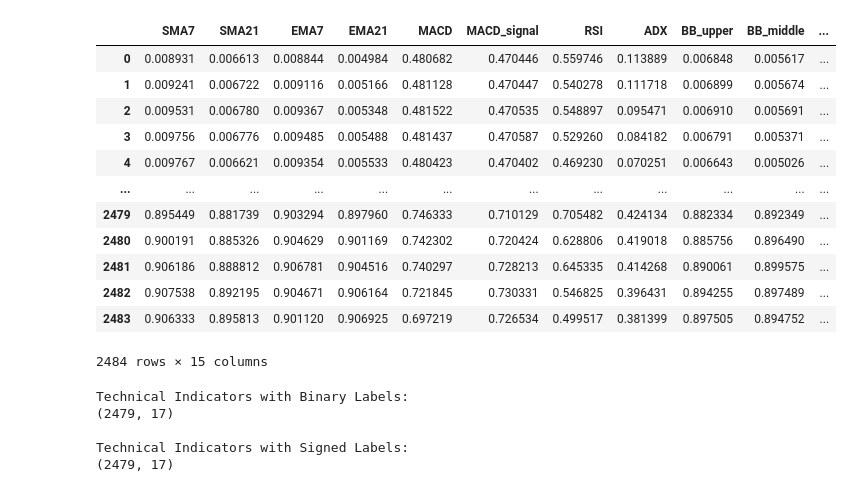
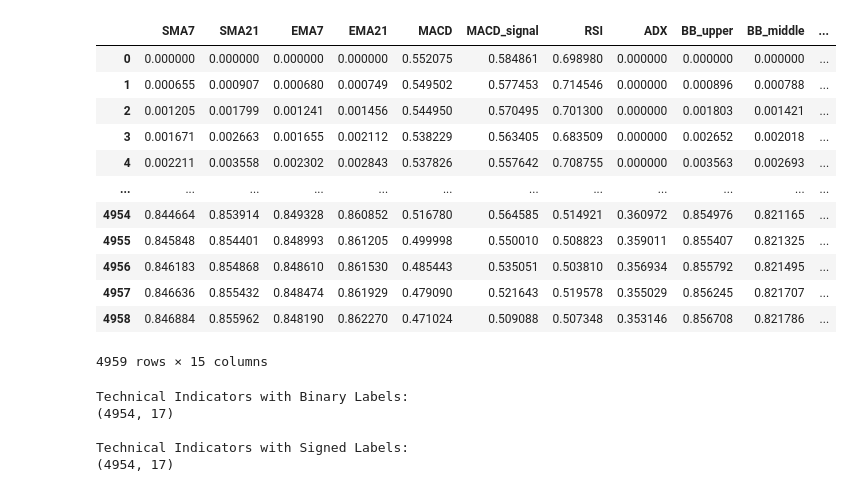
Before and after one commit to Matin-M/StatAnalysis-Predictor, a Jupyter notebook: tech_data_labeling.ipynb, the cells around one changed output. Cells and saved outputs as stored; diff of their text form; code cells hidden in the pictures.

```diff
--- a/tech_data_labeling.ipynb
+++ b/tech_data_labeling.ipynb
@@ -87,40 +117,40 @@ from ta.utils import dropna
 import ta
 import pandas as pd
 
-apple_data = dropna(apple_data)
+ticker_data = dropna(ticker_data)
 
 # List of technical indicators to calculate
 indicators = ['SMA', 'EMA', 'MACD', 'RSI', 'ADX', 'BollingerBands', 'Stochastic_Oscillator', 'Williams_R', 'Price_ROC', 'OBV']
 
 # Create a new DataFrame to store the technical indicators
-technical_indicators = pd.DataFrame(index=apple_data.index)
+technical_indicators = pd.DataFrame(index=ticker_data.index)
 
 # Calculate technical indicators
-technical_indicators['SMA7'] = ta.trend.SMAIndicator(close=apple_data['Close'], window=7).sma_indicator()
-technical_indicators['SMA21'] = ta.trend.SMAIndicator(close=apple_data['Close'], window=21).sma_indicator()
-technical_indicators['EMA7'] = ta.trend.EMAIndicator(close=apple_data['Close'], window=7).ema_indicator()
-technical_indicators['EMA21'] = ta.trend.EMAIndicator(close=apple_data['Close'], window=21).ema_indicator()
+technical_indicators['SMA7'] = ta.trend.SMAIndicator(close=ticker_data['Close'], window=int(7*6.5)).sma_indicator()
+technical_indicators['SMA21'] = ta.trend.SMAIndicator(close=ticker_data['Close'], window=int(21*6.5)).sma_indicator()
+technical_indicators['EMA7'] = ta.trend.EMAIndicator(close=ticker_data['Close'], window=int(7*6.5)).ema_indicator()
+technical_indicators['EMA21'] = ta.trend.EMAIndicator(close=ticker_data['Close'], window=int(21*6.5)).ema_indicator()
 
-macd = ta.trend.MACD(close=apple_data['Close']).macd()
-macdsignal = ta.trend.MACD(close=apple_data['Close']).macd_signal()
+macd = ta.trend.MACD(close=ticker_data['Close']).macd()
+macdsignal = ta.trend.MACD(close=ticker_data['Close']).macd_signal()
 technical_indicators['MACD'] = macd
 technical_indicators['MACD_signal'] = macdsignal
 
-technical_indicators['RSI'] = ta.momentum.RSIIndicator(close=apple_data['Close'], window=14).rsi()
-technical_indicators['ADX'] = ta.trend.ADXIndicator(high=apple_data['High'], low=apple_data['Low'], close=apple_data['Close'], window=14).adx()
+technical_indicators['RSI'] = ta.momentum.RSIIndicator(close=ticker_data['Close'], window=int(14*6.5)).rsi()
+technical_indicators['ADX'] = ta.trend.ADXIndicator(high=ticker_data['High'], low=ticker_data['Low'], close=ticker_data['Close'], window=int(14*6.5)).adx()
 
-technical_indicators['BB_upper'], technical_indicators['BB_middle'], technical_indicators['BB_lower'] = ta.volatility.BollingerBands(close=apple_data['Close'], window=20).bollinger_mavg(), ta.volatility.BollingerBands(close=apple_data['Close'], window=20).bollinger_hband(), ta.volatility.BollingerBands(close=apple_data['Close'], window=20).bollinger_lband()
+technical_indicators['BB_upper'], technical_indicators['BB_middle'], technical_indicators['BB_lower'] = ta.volatility.BollingerBands(close=ticker_data['Close'], window=int(20*6.5)).bollinger_mavg(), ta.volatility.BollingerBands(close=ticker_data['Close'], window=int(20*6.5)).bollinger_hband(), ta.volatility.BollingerBands(close=ticker_data['Close'], window=int(20*6.5)).bollinger_lband()
 
 # Adding Stochastic Oscillator, Williams %R, Price Rate of Change, and On Balance Volume
 # Stochastic Oscillator has a window of 2 weeks
-technical_indicators['Stochastic_Oscillator'] = ta.momentum.StochasticOscillator(high=apple_data['High'], low=apple_data['Low'], close=apple_data['Close'], window=14).stoch()
+technical_indicators['Stochastic_Oscillator'] = ta.momentum.StochasticOscillator(high=ticker_data['High'], low=ticker_data['Low'], close=ticker_data['Close'], window=int(14*6.5)).stoch()
 # Williams %R has a window of 2 weeks
-technical_indicators['Williams_R'] = ta.momentum.WilliamsRIndicator(high=apple_data['High'], low=apple_data['Low'], close=apple_data['Close'], lbp=14).williams_r()
-technical_indicators['Price_ROC'] = ta.momentum.ROCIndicator(close=apple_data['Close'], window=12).roc()
-technical_indicators['OBV'] = ta.volume.OnBalanceVolumeIndicator(close=apple_data['Close'], volume=apple_data['Volume']).on_balance_volume()
+technical_indicators['Williams_R'] = ta.momentum.WilliamsRIndicator(high=ticker_data['High'], low=ticker_data['Low'], close=ticker_data['Close'], lbp=int(14*6.5)).williams_r()
+technical_indicators['Price_ROC'] = ta.momentum.ROCIndicator(close=ticker_data['Close'], window=int(12*6.5)).roc()
+technical_indicators['OBV'] = ta.volume.OnBalanceVolumeIndicator(close=ticker_data['Close'], volume=ticker_data['Volume']).on_balance_volume()
 # %%
 technical_indicators = technical_indicators.dropna()
 technical_indicators.reset_index(inplace=True)
-technical_indicators.rename(columns={'index': 'Date'}, inplace=True)
+technical_indicators.rename(columns={'index': 'Datetime'}, inplace=True)
 technical_indicators.sample(10)
 # %% [output]
@@ -138,25 +168,25 @@ technical_indicators.sample(10)
 # %%
 # Perform normalization
 from sklearn.preprocessing import MinMaxScaler
 
 scaler = MinMaxScaler()
-technical_indicators_scaled = pd.DataFrame(scaler.fit_transform(technical_indicators.drop(columns=['Date'])), columns=technical_indicators.drop(columns=['Date']).columns)
+technical_indicators_scaled = pd.DataFrame(scaler.fit_transform(technical_indicators.drop(columns=['Datetime'])), columns=technical_indicators.drop(columns=['Datetime']).columns)
 
 technical_indicators_scaled
 # %% [output]
 |  | SMA7 | SMA21 | EMA7 | EMA21 | MACD | MACD_signal | RSI | ADX | BB_upper | BB_middle | ... |
-| 0 | 0.008931 | 0.006613 | 0.008844 | 0.004984 | 0.480682 | 0.470446 | 0.559746 | 0.113889 | 0.006848 | 0.005617 | ... |
-| 1 | 0.009241 | 0.006722 | 0.009116 | 0.005166 | 0.481128 | 0.470447 | 0.540278 | 0.111718 | 0.006899 | 0.005674 | ... |
-| 2 | 0.009531 | 0.006780 | 0.009367 | 0.005348 | 0.481522 | 0.470535 | 0.548897 | 0.095471 | 0.006910 | 0.005691 | ... |
-| 3 | 0.009756 | 0.006776 | 0.009485 | 0.005488 | 0.481437 | 0.470587 | 0.529260 | 0.084182 | 0.006791 | 0.005371 | ... |
-| 4 | 0.009767 | 0.006621 | 0.009354 | 0.005533 | 0.480423 | 0.470402 | 0.469230 | 0.070251 | 0.006643 | 0.005026 | ... |
+| 0 | 0.000000 | 0.000000 | 0.000000 | 0.000000 | 0.552075 | 0.584861 | 0.698980 | 0.000000 | 0.000000 | 0.000000 | ... |
+| 1 | 0.000655 | 0.000907 | 0.000680 | 0.000749 | 0.549502 | 0.577453 | 0.714546 | 0.000000 | 0.000896 | 0.000788 | ... |
+| 2 | 0.001205 | 0.001799 | 0.001241 | 0.001456 | 0.544950 | 0.570495 | 0.701300 | 0.000000 | 0.001803 | 0.001421 | ... |
+| 3 | 0.001671 | 0.002663 | 0.001655 | 0.002112 | 0.538229 | 0.563405 | 0.683509 | 0.000000 | 0.002652 | 0.002018 | ... |
+| 4 | 0.002211 | 0.003558 | 0.002302 | 0.002843 | 0.537826 | 0.557642 | 0.708755 | 0.000000 | 0.003563 | 0.002693 | ... |
 | ... | ... | ... | ... | ... | ... | ... | ... | ... | ... | ... | ... |
-| 2479 | 0.895449 | 0.881739 | 0.903294 | 0.897960 | 0.746333 | 0.710129 | 0.705482 | 0.424134 | 0.882334 | 0.892349 | ... |
-| 2480 | 0.900191 | 0.885326 | 0.904629 | 0.901169 | 0.742302 | 0.720424 | 0.628806 | 0.419018 | 0.885756 | 0.896490 | ... |
-| 2481 | 0.906186 | 0.888812 | 0.906781 | 0.904516 | 0.740297 | 0.728213 | 0.645335 | 0.414268 | 0.890061 | 0.899575 | ... |
-| 2482 | 0.907538 | 0.892195 | 0.904671 | 0.906164 | 0.721845 | 0.730331 | 0.546825 | 0.396431 | 0.894255 | 0.897489 | ... |
-| 2483 | 0.906333 | 0.895813 | 0.901120 | 0.906925 | 0.697219 | 0.726534 | 0.499517 | 0.381399 | 0.897505 | 0.894752 | ... |
+| 4954 | 0.844664 | 0.853914 | 0.849328 | 0.860852 | 0.516780 | 0.564585 | 0.514921 | 0.360972 | 0.854976 | 0.821165 | ... |
+| 4955 | 0.845848 | 0.854401 | 0.848993 | 0.861205 | 0.499998 | 0.550010 | 0.508823 | 0.359011 | 0.855407 | 0.821325 | ... |
+| 4956 | 0.846183 | 0.854868 | 0.848610 | 0.861530 | 0.485443 | 0.535051 | 0.503810 | 0.356934 | 0.855792 | 0.821495 | ... |
+| 4957 | 0.846636 | 0.855432 | 0.848474 | 0.861929 | 0.479090 | 0.521643 | 0.519578 | 0.355029 | 0.856245 | 0.821707 | ... |
+| 4958 | 0.846884 | 0.855962 | 0.848190 | 0.862270 | 0.471024 | 0.509088 | 0.507348 | 0.353146 | 0.856708 | 0.821786 | ... |
-2484 rows × 15 columns
+4959 rows × 15 columns
 # %%
 # Create two copies of the technical_indicators DataFrame
 technical_indicators_binary = technical_indicators.copy()
@@ -166,7 +196,7 @@ technical_indicators_signed = technical_indicators.copy()
 technical_indicators_binary['Label'] = 0
 technical_indicators_signed['Label'] = 0
 
-# Define a function to label the data based on the fixed number of days (d)
+# Define a function to label the data based on the fixed number of hours (d)
 def label_data_fixed_days(row_index, d, close_prices, binary=True):
     if row_index + d >= len(close_prices):
         return None
@@ -178,10 +208,10 @@ def label_data_fixed_days(row_index, d, close_prices, binary=True):
         return 1 if future_price > current_price else -1
 
 # Iterate over the rows of the DataFrame and apply the label_data_fixed_days function
-d = 5  # Choose the appropriate number of days
+d = 5  # Choose the appropriate number of hours
 for idx in range(len(technical_indicators)):
-    binary_label = label_data_fixed_days(idx, d, apple_data['Close'], binary=True)
-    signed_label = label_data_fixed_days(idx, d, apple_data['Close'], binary=False)
+    binary_label = label_data_fixed_days(idx, d, ticker_data['Close'], binary=True)
+    signed_label = label_data_fixed_days(idx, d, ticker_data['Close'], binary=False)
     if binary_label is not None and signed_label is not None:
         technical_indicators_binary.loc[technical_indicators_binary.index[idx], 'Label'] = binary_label
         technical_indicators_signed.loc[technical_indicators_signed.index[idx], 'Label'] = signed_label
@@ -196,7 +226,7 @@ print("\nTechnical Indicators with Signed Labels:")
 print(technical_indicators_signed.shape)
 # %% [output]
 Technical Indicators with Binary Labels:
-(2479, 17)
+(4954, 17)
 
 Technical Indicators with Signed Labels:
-(2479, 17)
+(4954, 17)
```
Also changed, not shown: parts of 7 cells of this notebook, 3 other files.
